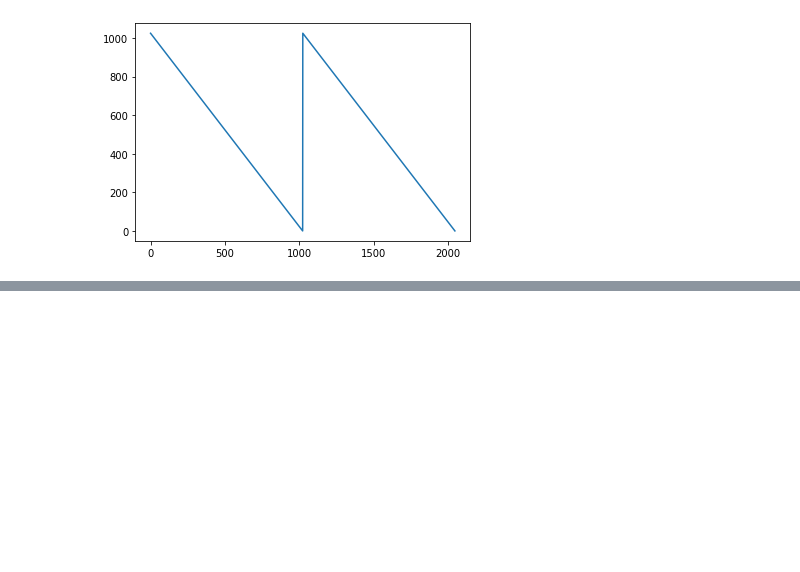
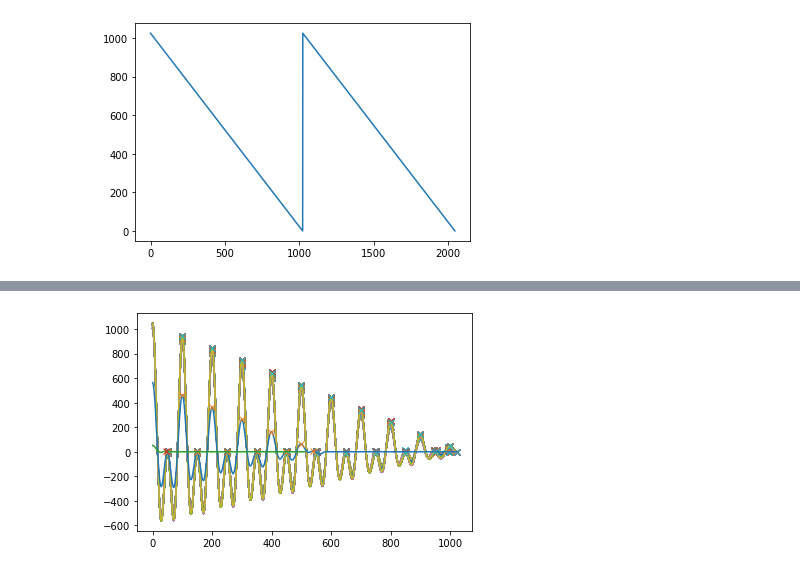
Before and after one commit to VedantKalbag/ACA-assignments, a Jupyter notebook: assignment_1/ass1.ipynb, the cells around one changed output, grey strips where cells are left out. Saved outputs shown, nothing was run; the diff lists cells and outputs as text; code cells hidden in the pictures; blank space fills up the shorter version.

```diff
--- a/assignment_1/ass1.ipynb
+++ b/assignment_1/ass1.ipynb
@@ -171,0 +268,11 @@ b=scipy.signal.find_peaks(a)
+# %%
+sig_a=np.sin(2*np.pi*f1*samples1/fs)
+sig_b=np.sin(2*np.pi*f2*samples2/fs)
+s=sig_a+sig_b
+blockSize=1024
+hopSize=512
+fs=44100
+
+f0,t=track_pitch_acf(s,blockSize, hopSize, fs)
+# %% [output]
+[figure, added]
```
Also changed, not shown: parts of 32 cells of this notebook, 3 other files.
